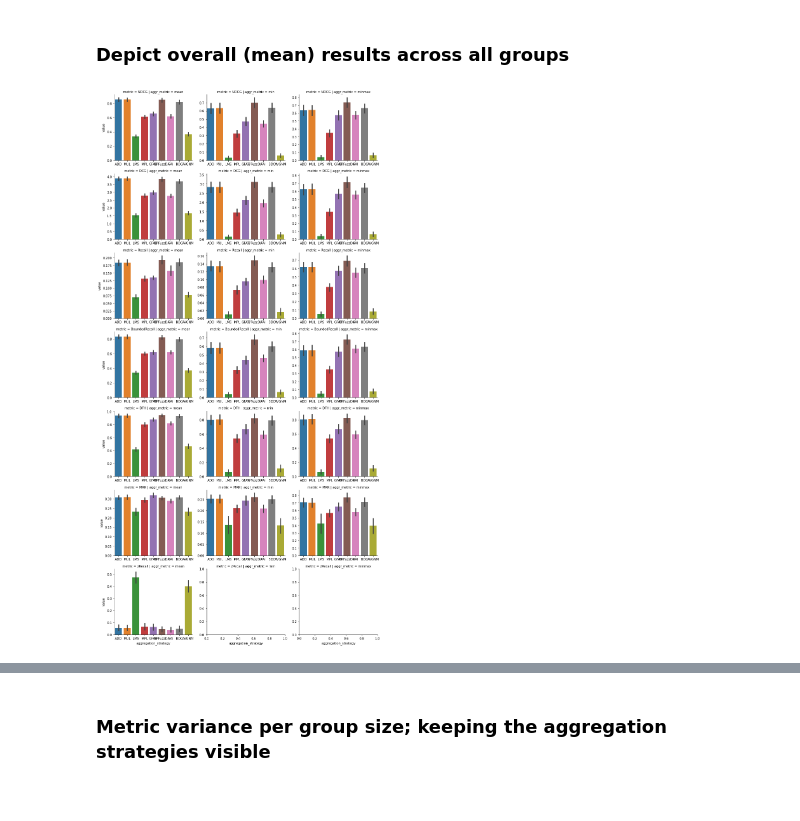
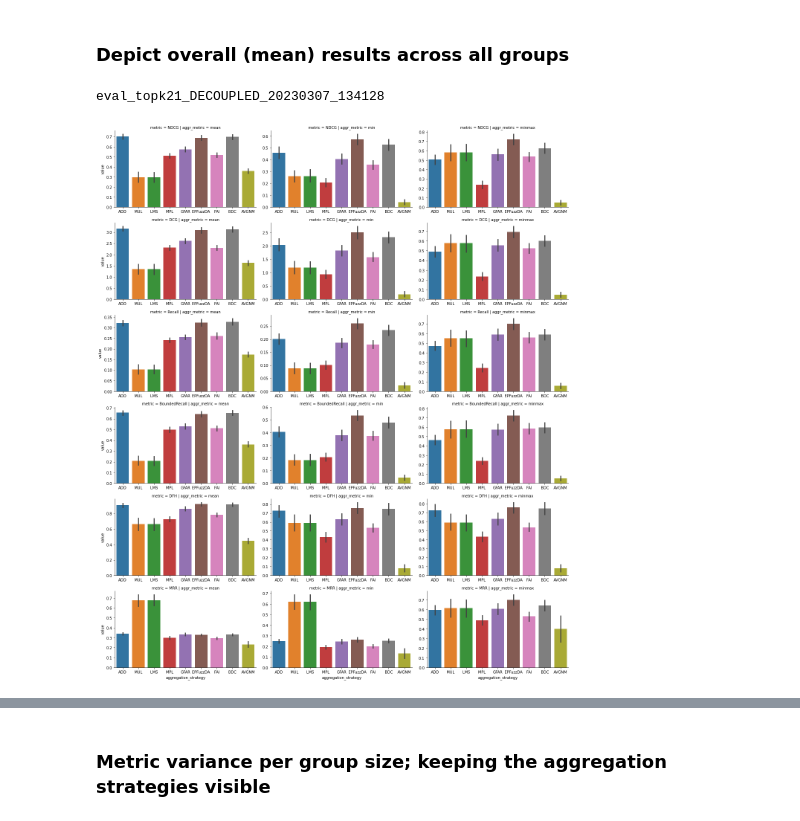
Before and after one commit to barnap/group-recommenders-offline-evaluation, a Jupyter notebook: grs_evaluation_final_ml1m.ipynb, the cells around one changed output, grey strips where cells are left out. Cells and saved outputs as stored; diff of their text form; code cells hidden in the pictures.

Commit message:
upd: evaluation adapted to topk files

```diff
--- a/grs_evaluation_final_ml1m.ipynb
+++ b/grs_evaluation_final_ml1m.ipynb
@@ -337,7 +301,7 @@ warnings.filterwarnings('ignore')
 lst = os.listdir(preprocessed_dataset_folder)
 folds = [i for i in lst if (os.path.isdir(preprocessed_dataset_folder+"/"+i) and i.startswith("fold"))]
 folds = ["fold_0"]
-current_topk = 1 # CHOOSE HERE which topk file it will use. If 0, then it won't use a topk file. MUST BE one of the topk options in cfg.top_k
+current_topk = 2020 # CHOOSE HERE which topk file it will use. If 0, then it won't use a topk file. MUST BE one of the topk options in cfg.top_k
 
 for ev in evaluation_variants:
     for i in ev.keys():
@@ -401,8 +365,10 @@ for ev in evaluation_variants:
     eval_df = pd.DataFrame.from_records(evaluations)
 
 
-
-    path_to_eval_folder = preprocessed_dataset_folder+"/eval_"+str(time.time())
+    if current_topk > 0:
+        path_to_eval_folder = preprocessed_dataset_folder+"/eval_topk"+str(current_topk)+"_"+ev["evaluation_strategy"]+"_"+str(datetime.now().strftime('%Y%m%d_%H%M%S'))
+    else:
+        path_to_eval_folder = preprocessed_dataset_folder+"/eval_"+ev["evaluation_strategy"]+"_"+str(datetime.now().strftime('%Y%m%d_%H%M%S'))
     eval_parameters = {key:cfg.__dict__[key] for key in cfg.__dict__.keys() if not (key.startswith('__') or key.startswith('_'))}
 
     if not os.path.exists(path_to_eval_folder):
@@ -462,3 +453,7 @@ parameters_df_relevant
 # %%
 import matplotlib.pyplot as plt
 import seaborn as sns
+# %%
+eval_index = 11
+print(parameters_df_relevant.index[eval_index]) # this is the eval chosen
+print(parameters_df_relevant) # this is the complete list of evals, index is according to this list
@@ -465,6 +477,6 @@ import seaborn as sns
 # %%
 #select which evaluation run to display
-res_folder = parameters_df.index[1]
+res_folder = parameters_df.index[eval_index]
 path_to_eval_folder = preprocessed_dataset_folder + "/" + res_folder
 
 eval_parameters = pickle.load(open(path_to_eval_folder+"/eval_parameters.pkl", "rb"))
@@ -472,18 +484,21 @@ eval_df = pickle.load(open(path_to_eval_folder+"/eval_df.pkl", "rb"))
 group_composition = pickle.load(open(path_to_eval_folder+"/group_composition.pkl", "rb"))
 # %%
 #add / remove metrics considered for evaluation
-metric_whitelist = ["NDCG","DCG","DFH","Recall","BoundedRecall","zRecall","MRR"]
+metric_whitelist = ["NDCG","DCG","DFH","Recall","BoundedRecall","MRR"] # removed "zRecall"
 eval_df = eval_df.loc[eval_df.metric.isin(metric_whitelist)]
 # %% [markdown]
 ### Depict overall (mean) results across all groups
 # %%
 all_group_res = eval_df.groupby(['metric', 'aggr_metric', 'aggregation_strategy']).mean().reset_index()
 
+print(parameters_df.index[eval_index])
+
 g = sns.catplot(data=eval_df, row="metric", col="aggr_metric",
                    x="aggregation_strategy", y="value", sharex=False, sharey=False,
-                   kind="bar",  height=3.5, aspect=1.2)
+                   kind="bar",  height=3.5, aspect=1.7)
 # %% [output]
+eval_topk21_DECOUPLED_20230307_134128
-[figure, old version]
+[figure, new version]
 # %%
 group_composition_DF = pd.DataFrame(group_composition).T
 eval_df_with_group_info = group_composition_DF.join(eval_df.set_index("group_id"))
```
Also changed, not shown: parts of 6 cells of this notebook.
